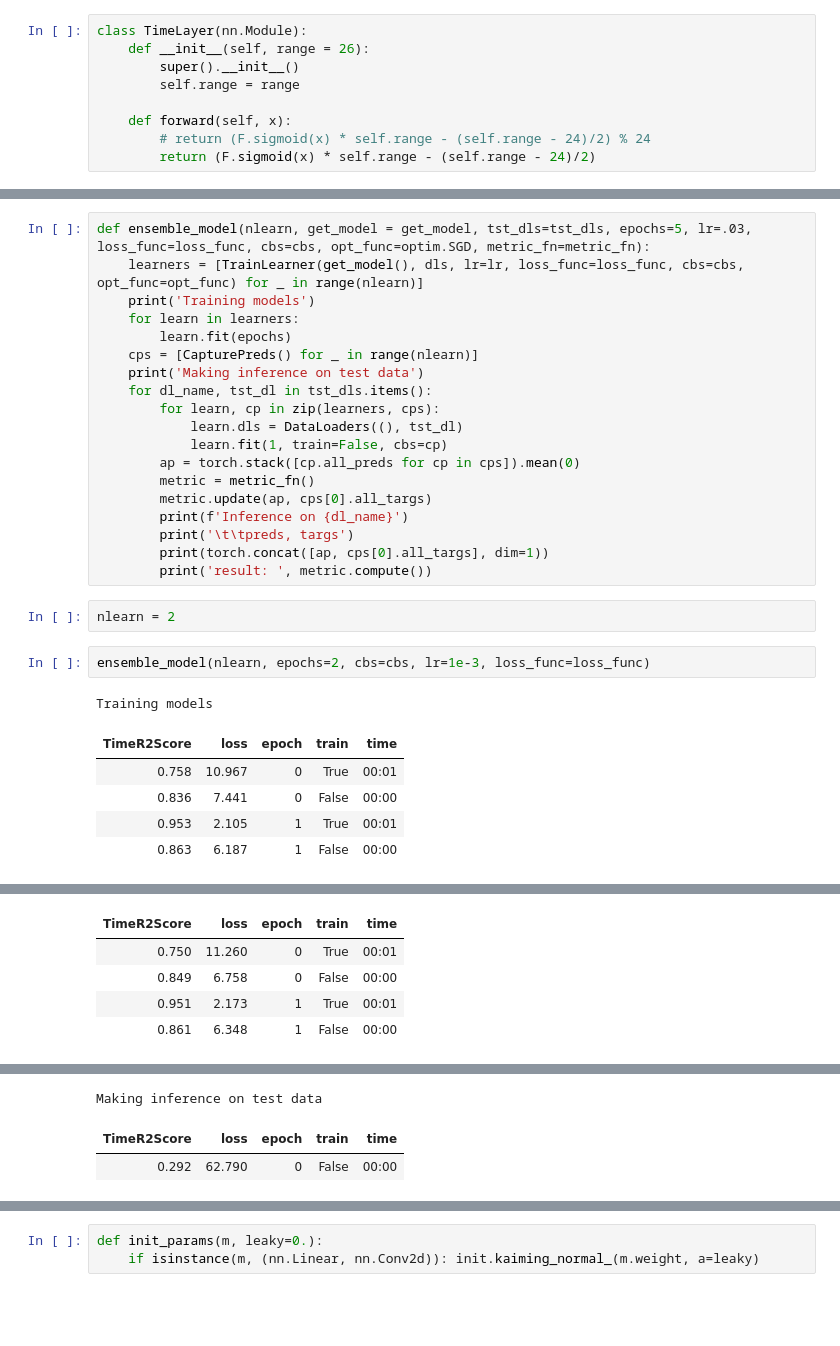
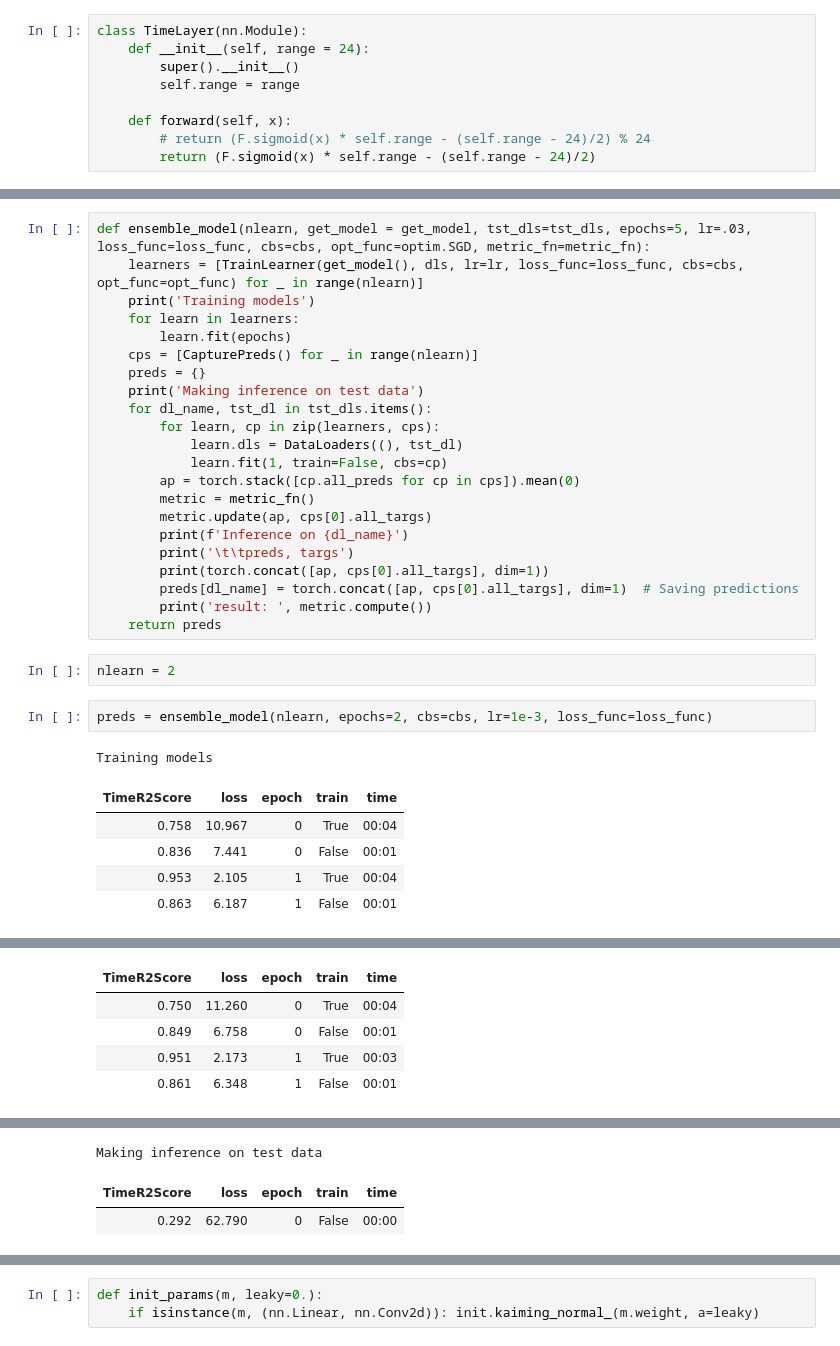
Before and after one commit to galopyz/hprc, a Jupyter notebook: circadian24-Copy1.ipynb, the cells around one changed output, grey strips where cells are left out. Cells and saved outputs as stored; diff of their text form; blank space fills up the shorter version.

```diff
--- a/circadian24-Copy1.ipynb
+++ b/circadian24-Copy1.ipynb
@@ -59,7 +59,7 @@ import fastcore.all as fc
 loss_func = F.mse_loss
 # %%
 class TimeLayer(nn.Module):
-    def __init__(self, range = 26):
+    def __init__(self, range = 24):
         super().__init__()
         self.range = range
 
@@ -437,6 +437,7 @@ def ensemble_model(nlearn, get_model = get_model, tst_dls=tst_dls, epochs=5, lr=
     for learn in learners:
         learn.fit(epochs)
     cps = [CapturePreds() for _ in range(nlearn)]
+    preds = {}
     print('Making inference on test data')
     for dl_name, tst_dl in tst_dls.items():
         for learn, cp in zip(learners, cps):
@@ -448,24 +449,26 @@ def ensemble_model(nlearn, get_model = get_model, tst_dls=tst_dls, epochs=5, lr=
         print(f'Inference on {dl_name}')
         print('\t\tpreds, targs')
         print(torch.concat([ap, cps[0].all_targs], dim=1))
+        preds[dl_name] = torch.concat([ap, cps[0].all_targs], dim=1)  # Saving predictions
         print('result: ', metric.compute())
+    return preds
 # %%
 nlearn = 2
 # %%
-ensemble_model(nlearn, epochs=2, cbs=cbs, lr=1e-3, loss_func=loss_func)
+preds = ensemble_model(nlearn, epochs=2, cbs=cbs, lr=1e-3, loss_func=loss_func)
 # %% [output]
 Training models
 | TimeR2Score | loss | epoch | train | time |
-| 0.758 | 10.967 | 0 | True | 00:01 |
-| 0.836 | 7.441 | 0 | False | 00:00 |
-| 0.953 | 2.105 | 1 | True | 00:01 |
-| 0.863 | 6.187 | 1 | False | 00:00 |
+| 0.758 | 10.967 | 0 | True | 00:04 |
+| 0.836 | 7.441 | 0 | False | 00:01 |
+| 0.953 | 2.105 | 1 | True | 00:04 |
+| 0.863 | 6.187 | 1 | False | 00:01 |
 [figure]
 | TimeR2Score | loss | epoch | train | time |
-| 0.750 | 11.260 | 0 | True | 00:01 |
-| 0.849 | 6.758 | 0 | False | 00:00 |
-| 0.951 | 2.173 | 1 | True | 00:01 |
-| 0.861 | 6.348 | 1 | False | 00:00 |
+| 0.750 | 11.260 | 0 | True | 00:04 |
+| 0.849 | 6.758 | 0 | False | 00:01 |
+| 0.951 | 2.173 | 1 | True | 00:03 |
+| 0.861 | 6.348 | 1 | False | 00:01 |
 [figure]
 Making inference on test data
 | TimeR2Score | loss | epoch | train | time |
```
Also changed, not shown: parts of 7 cells of this notebook, 3 other files.
